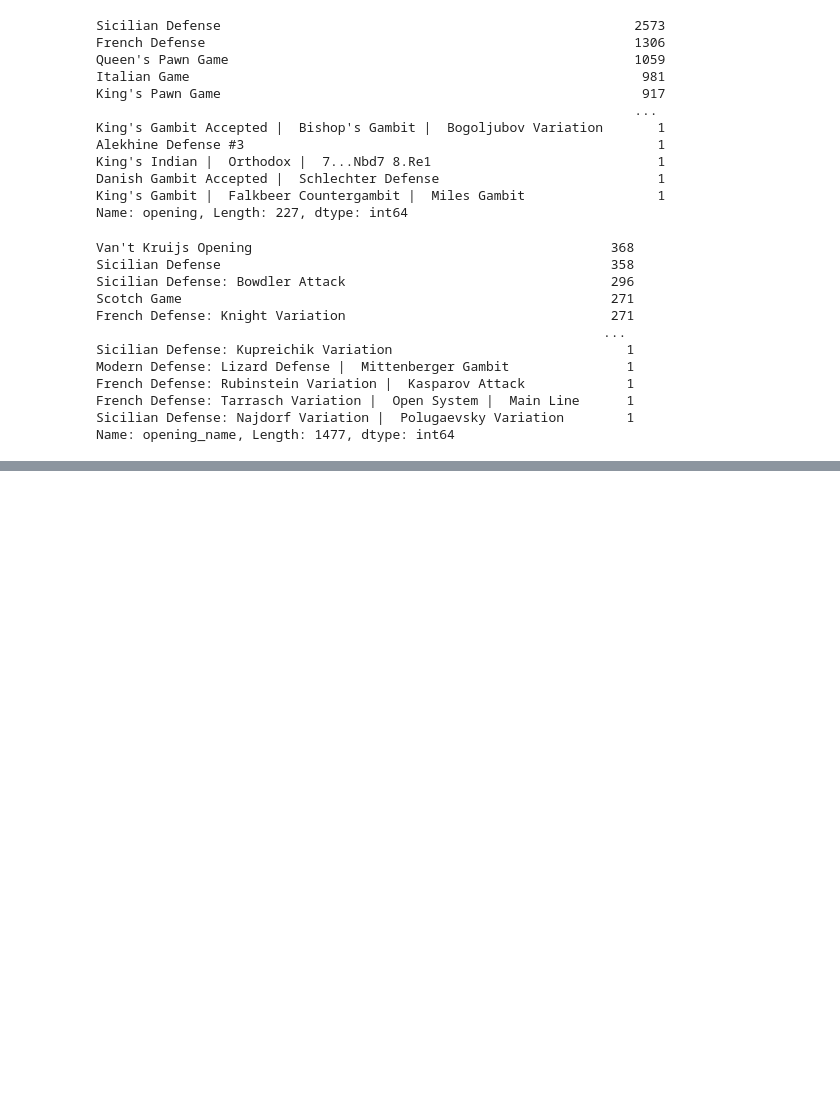
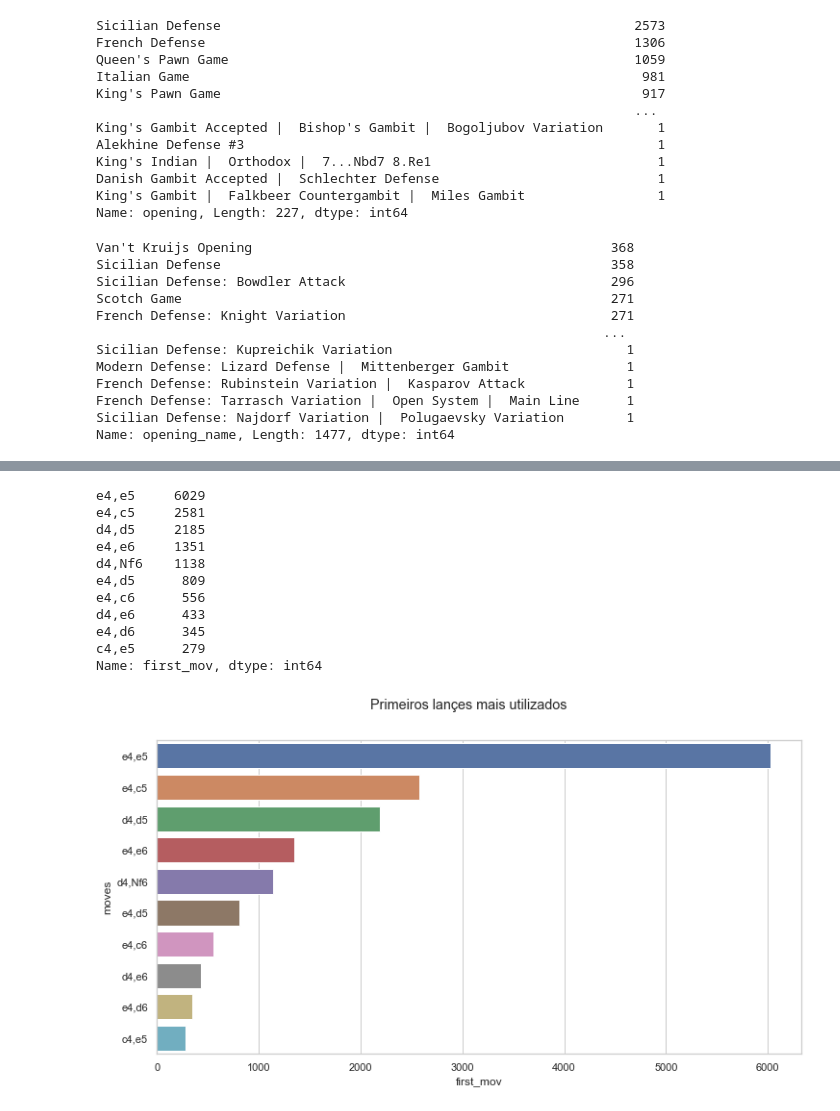
Before and after one commit to CaioLr/lichess-data-analysis, a Jupyter notebook: lichess.ipynb, the cells around one changed output, grey strips where cells are left out. Cells and saved outputs as stored; diff of their text form; code cells hidden in the pictures; blank space fills up the shorter version.

```diff
--- a/lichess.ipynb
+++ b/lichess.ipynb
@@ -57,0 +84,25 @@ sns.barplot(y=aux['nomes'], x=aux['opening'])
+# %%
+data['first_mov'] = data['moves'].apply(lambda x:x.split()[0:2])
+# %%
+data['first_mov'] = data['first_mov'].apply(lambda x:','.join(x))
+# %%
+aux = pd.DataFrame(data['first_mov'].value_counts().head(10))
+aux['moves'] = aux.index
+# %%
+plt.figure(figsize=(12,6))
+sns.barplot(y=aux['moves'], x=aux['first_mov'])
+plt.suptitle("Primeiros lançes mais utilizados")
+data['first_mov'].value_counts().head(10)
+# %% [output]
+e4,e5     6029
+e4,c5     2581
+d4,d5     2185
+e4,e6     1351
+d4,Nf6    1138
+e4,d5      809
+e4,c6      556
+d4,e6      433
+e4,d6      345
+c4,e5      279
+Name: first_mov, dtype: int64
+[figure, added]
```
Also changed, not shown: parts of 3 cells of this notebook.
